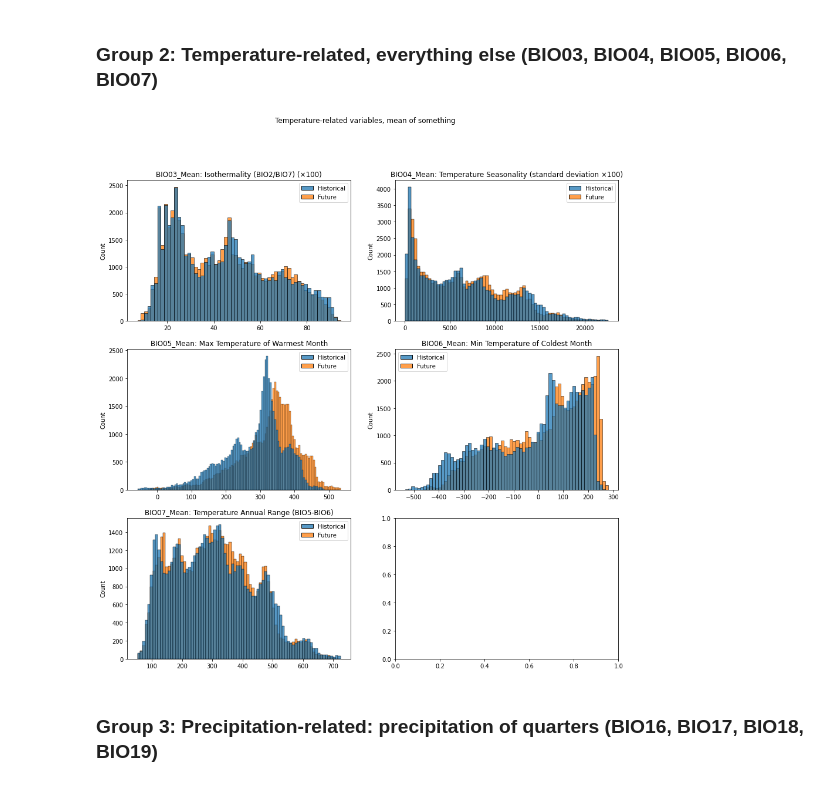
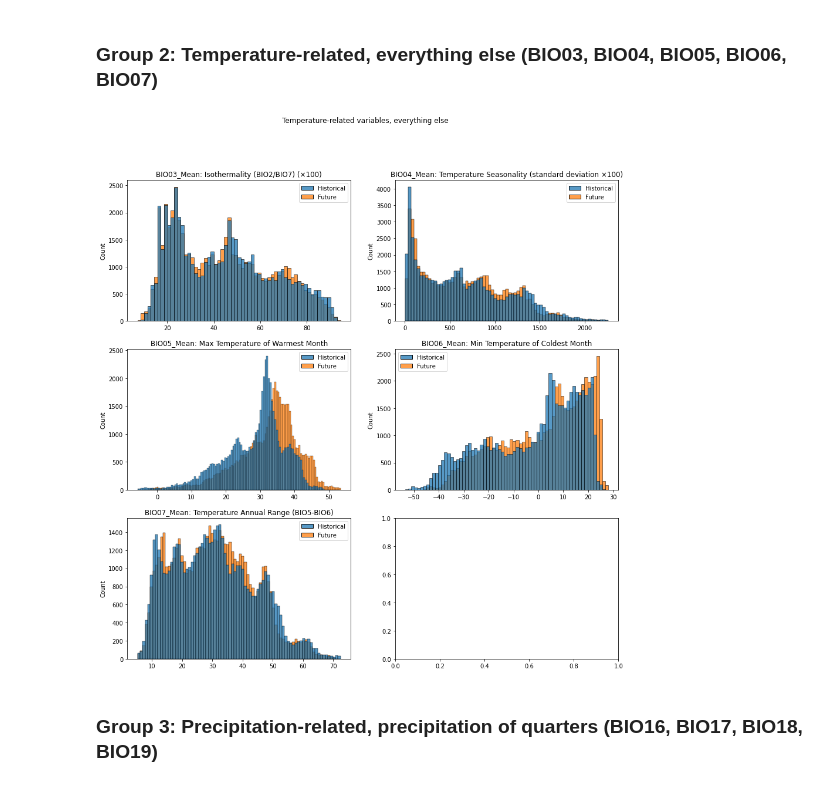
Before and after one commit to RyokoNod/sdm-asian-elephants, a Jupyter notebook: data_exploration/exploratory_analysis_wc30as.ipynb, the cells around one changed output. Saved outputs shown, nothing was run; the diff lists cells and outputs as text; code cells hidden in the pictures.

Commit message:
Finished analyzing WC variables

```diff
--- a/data_exploration/exploratory_analysis_wc30as.ipynb
+++ b/data_exploration/exploratory_analysis_wc30as.ipynb
@@ -110,0 +102,8 @@ present.describe(include="all")
+# %%
+# variables that need conversion i.e. need to be divided by 10.
+need_to_convert = ["BIO01_Mean", "BIO02_Mean", "BIO08_Mean", "BIO09_Mean", "BIO10_Mean", "BIO11_Mean",
+                   "BIO04_Mean", "BIO05_Mean", "BIO06_Mean", "BIO07_Mean"]
+
+# convert the degrees
+present[need_to_convert] = present[need_to_convert]/10
+future[need_to_convert] = future[need_to_convert]/10
@@ -164,15 +175,14 @@ for idx,ax in zip(group1, axes.flat):
 # %% [markdown]
 ### Group 2: Temperature-related, everything else (BIO03, BIO04, BIO05, BIO06, BIO07) <a class="anchor" id="group2"></a>
 # %%
-# these are bizarre too
 fig, axes = plt.subplots(3, 2, figsize=(15, 15))
-fig.suptitle('Temperature-related variables, mean of something')
+fig.suptitle('Temperature-related variables, everything else')
 
 for idx,ax in zip(group2, axes.flat):
     sns.histplot(ax=ax,data={"Historical": present[idx], "Future": future[idx]})
     ax.set_title(idx+": "+var_dict[idx])
 # %% [output]
-[figure, old version]
+[figure, new version]
 # %% [markdown]
-### Group 3: Precipitation-related: precipitation of quarters (BIO16, BIO17, BIO18, BIO19) <a class="anchor" id="group3"></a>
+### Group 3: Precipitation-related, precipitation of quarters (BIO16, BIO17, BIO18, BIO19) <a class="anchor" id="group3"></a>
 # %%
```
Also changed, not shown: parts of 20 cells of this notebook.
